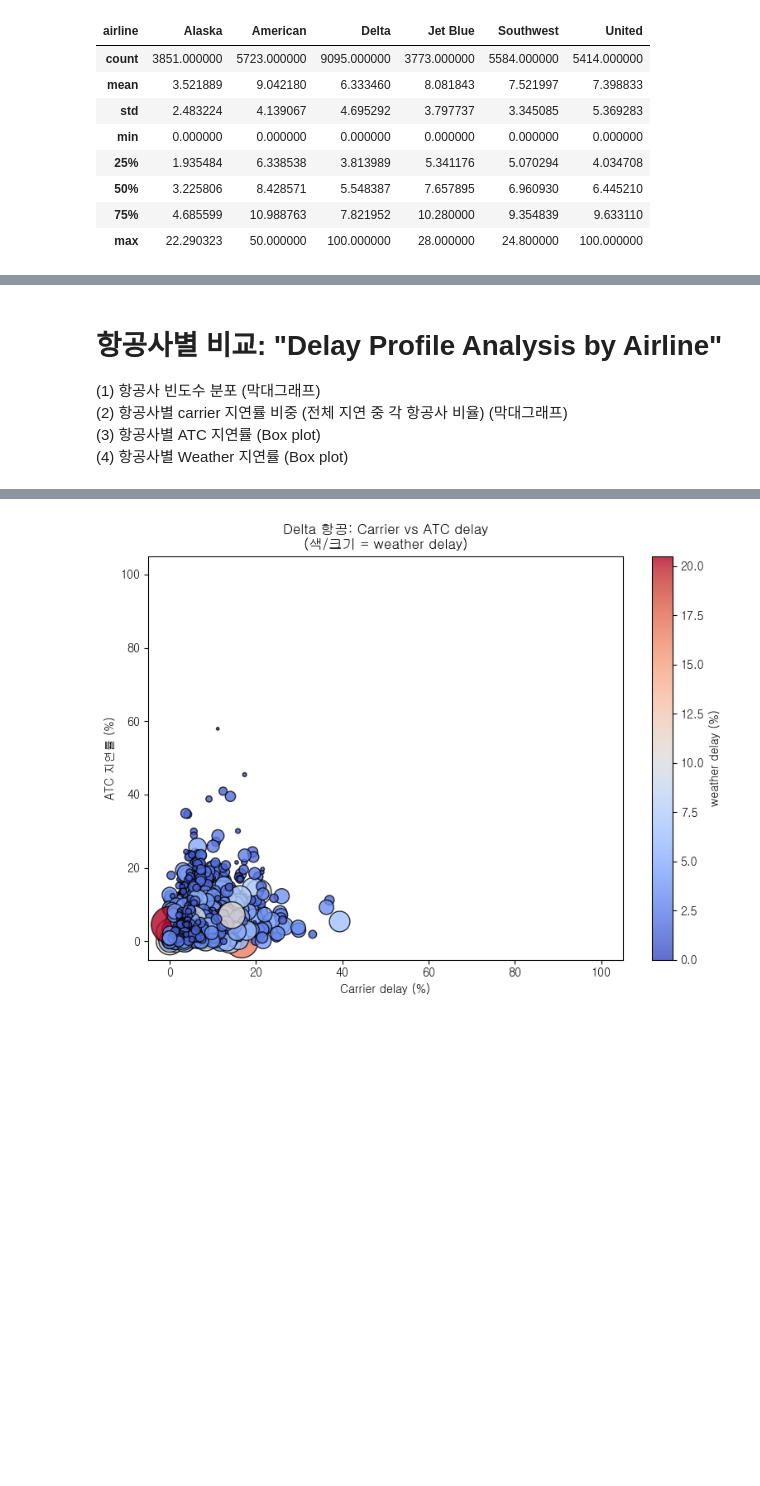
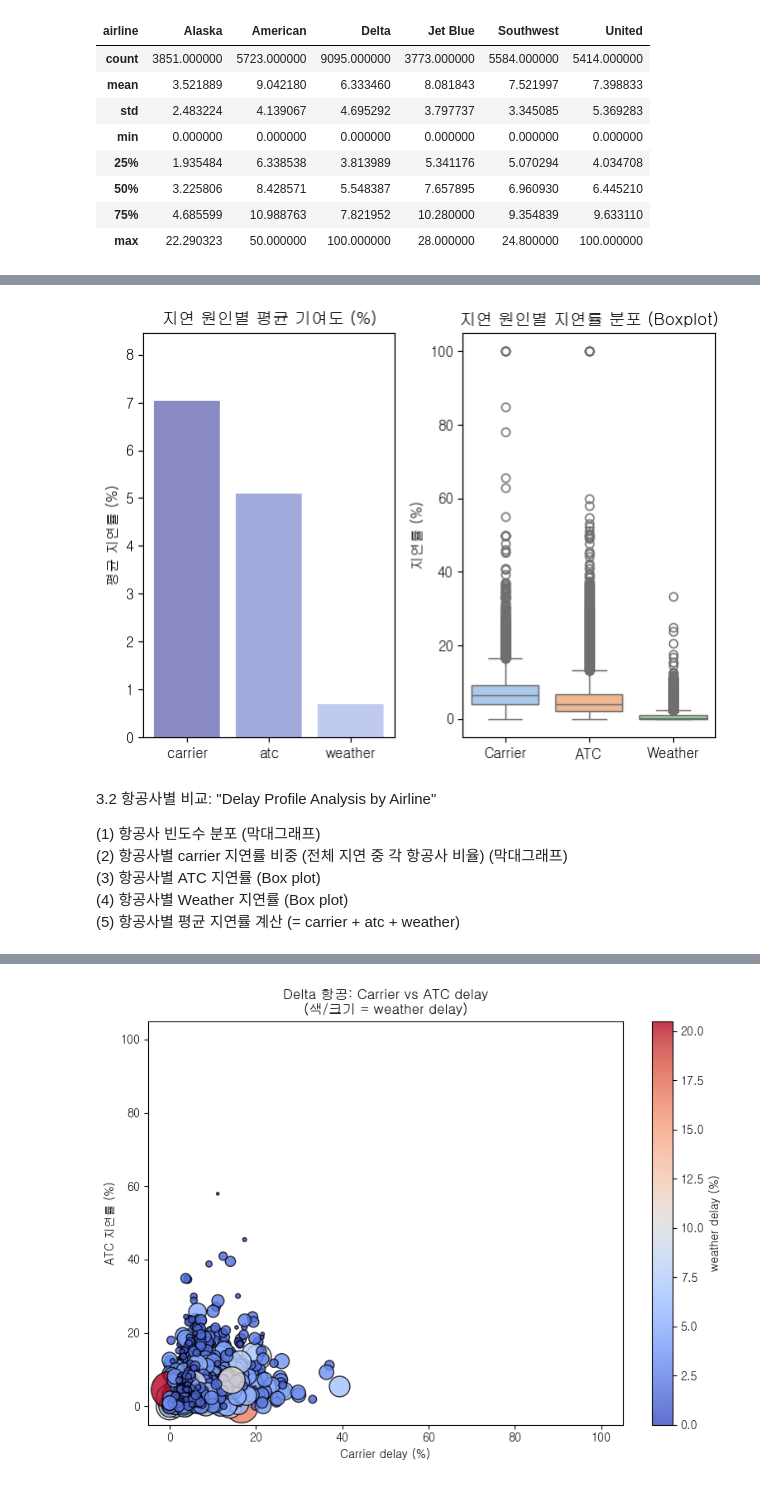
Before and after one commit to irisyshin/hipython_rep, a Jupyter notebook: 18_탐색적데이터분석.ipynb, the cells around one changed output, grey strips where cells are left out. Cells and saved outputs as stored; diff of their text form; code cells hidden in the pictures; blank space fills up the shorter version.

```diff
--- a/18_탐색적데이터분석.ipynb
+++ b/18_탐색적데이터분석.ipynb
@@ -190,10 +196,44 @@ import matplotlib.pyplot as plt
+# %%
+# figure 생성
+fig = plt.figure()
+axes1 = fig.add_subplot(1,2,1)
+axes2 = fig.add_subplot(1,2,2)
+
+# 평균 지연률
+avg_carrier = df['pct_carrier_delay'].mean()
+avg_act = df['pct_atc_delay'].mean()
+avg_weather = df['pct_weather_delay'].mean()
+
+#labels,values
+labels = ['carrier', 'atc', 'weather']
+values = [avg_carrier, avg_act, avg_weather]
+
+axes1.bar(labels, values, color=['#898AC4', '#A2AADB', '#C0C9EE'])
+axes1.set_title('지연 원인별 평균 기여도 (%)')
+axes1.set_ylabel('평균 지연률 (%)')
+axes1.set_ylim(0, max(values) * 1.2)
+
+#세 변수에 대한 boxplot 비교
+delay_data = df[['pct_carrier_delay', 'pct_atc_delay', 'pct_weather_delay']]
+delay_data.columns = ['Carrier', 'ATC', 'Weather']  # label 변경
+
+sns.boxplot(data=delay_data, palette='pastel')
+axes2.set_title('지연 원인별 지연률 분포 (Boxplot)')
+axes2.set_ylabel('지연률 (%)')
+
+
+plt.tight_layout()
+plt.show()
+# %% [output]
+[figure, added]
 # %% [markdown]
-# 항공사별 비교: "Delay Profile Analysis by Airline"
+3.2 항공사별 비교: "Delay Profile Analysis by Airline"
 
 (1) 항공사 빈도수 분포 (막대그래프)
 (2) 항공사별 carrier 지연률 비중 (전체 지연 중 각 항공사 비율) (막대그래프)
 (3) 항공사별 ATC 지연률 (Box plot)
 (4) 항공사별 Weather 지연률 (Box plot)
+(5) 항공사별 평균 지연률 계산 (= carrier + atc + weather)
 # %%
 # Setup figure with 3 plots
 fig = plt.figure(figsize=(14, 12))
```
Also changed, not shown: parts of 4 cells of this notebook.
